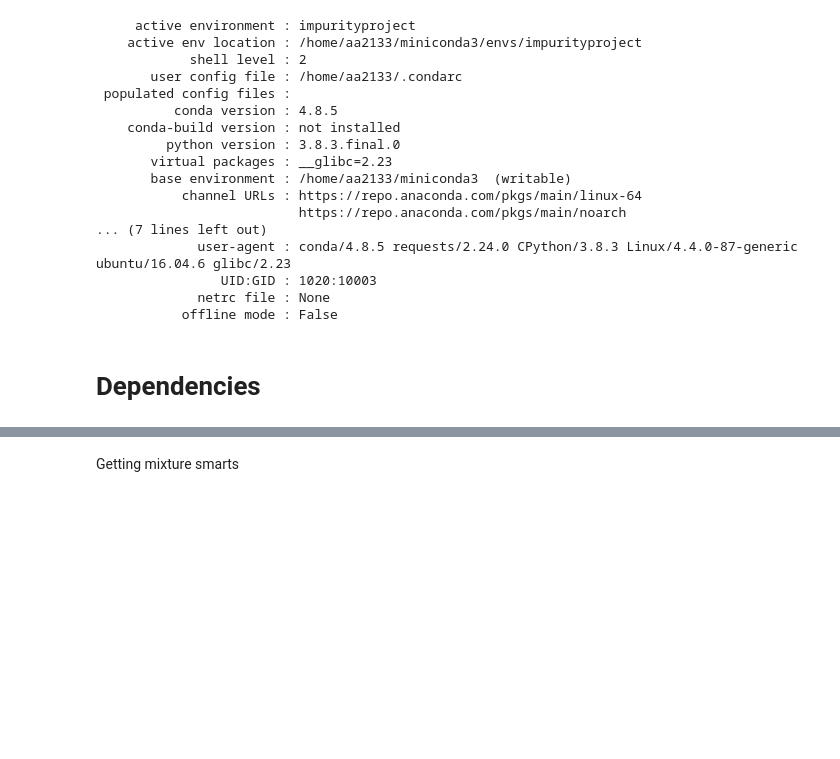
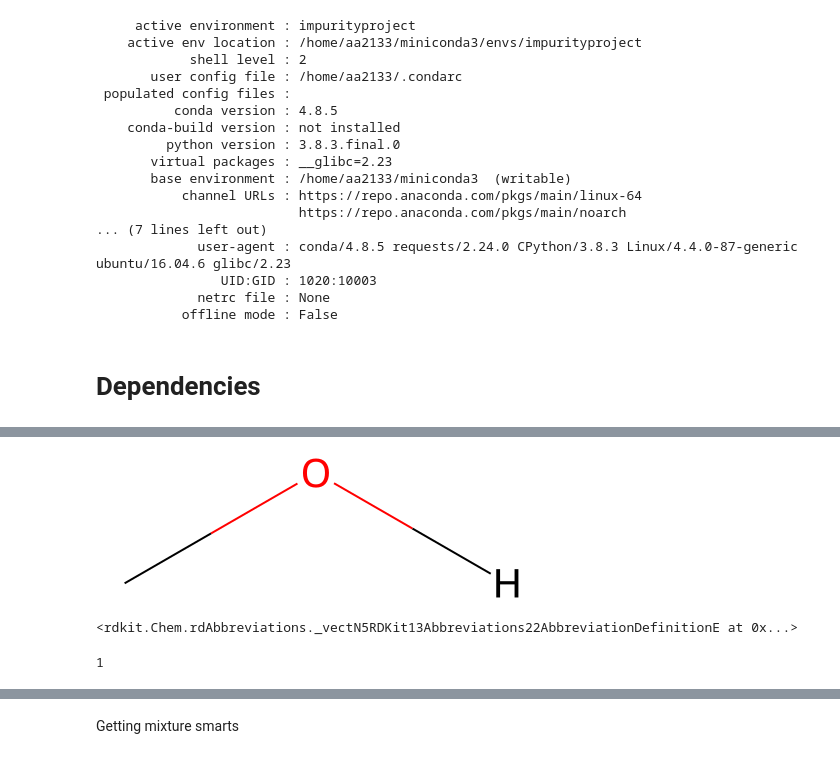
Before and after one commit to sustainable-processes/Impurity-Project, a Jupyter notebook: DB_Reaxys (Fragment DB).ipynb, the cells around one changed output, grey strips where cells are left out. Cells and saved outputs as stored; diff of their text form; code cells hidden in the pictures; blank space fills up the shorter version.

```diff
--- a/DB_Reaxys (Fragment DB).ipynb
+++ b/DB_Reaxys (Fragment DB).ipynb
@@ -696,0 +869,13 @@ Name: ([H]C([H])([H])OC(:C):C, 31238500), dtype: object
+# %%
+from rdkit.Chem import rdAbbreviations
+abbrevs = rdAbbreviations.GetDefaultAbbreviations()
+nm = rdAbbreviations.CondenseMolAbbreviations(m,abbrevs)
+nm
+abbrevs
+# %% [output]
+[figure, added]
+<rdkit.Chem.rdAbbreviations._vectN5RDKit13Abbreviations22AbbreviationDefinitionE at 0x...>
+# %%
+Chem.Fragments.fr_Ar_OH(Chem.AddHs(Chem.MolFromSmiles('CC(=O)NC1=CC=C(C=C1)O')))
+# %% [output]
+1
```
Also changed, not shown: parts of 222 cells of this notebook, 1 other file.
